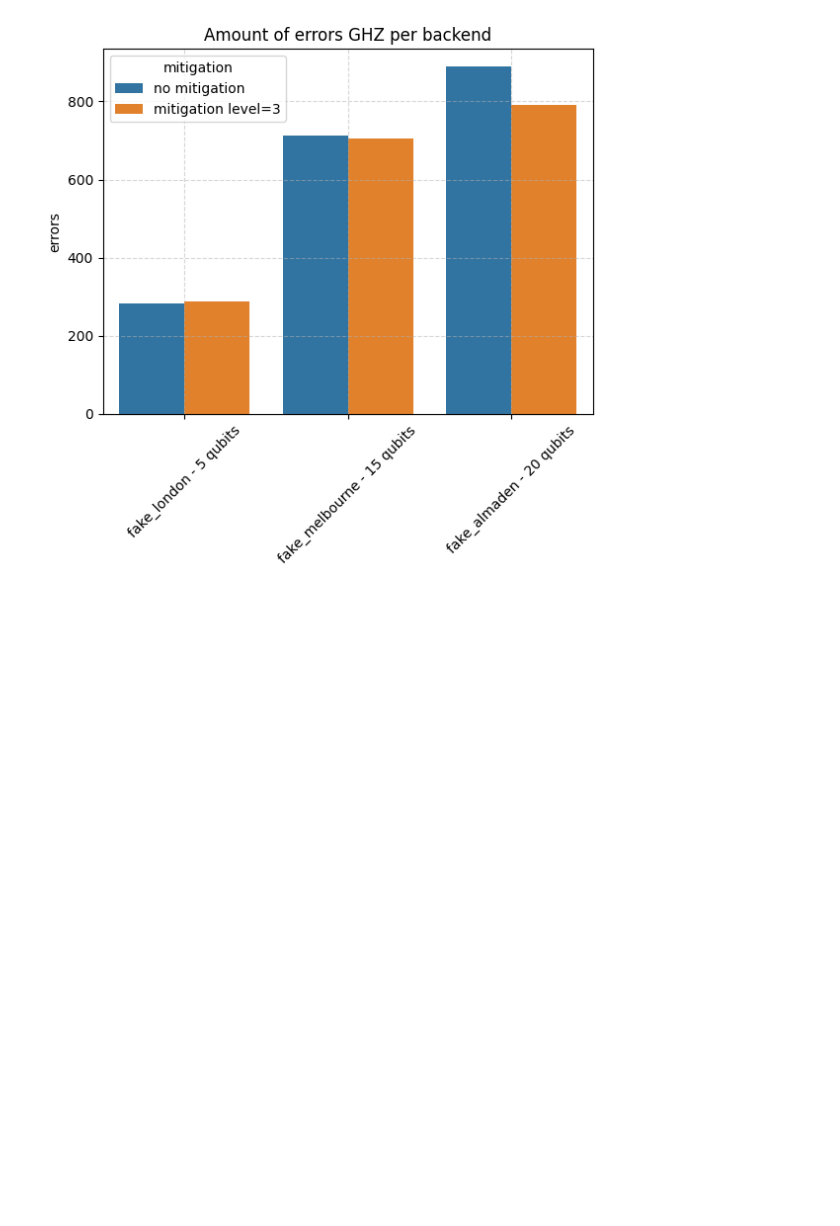
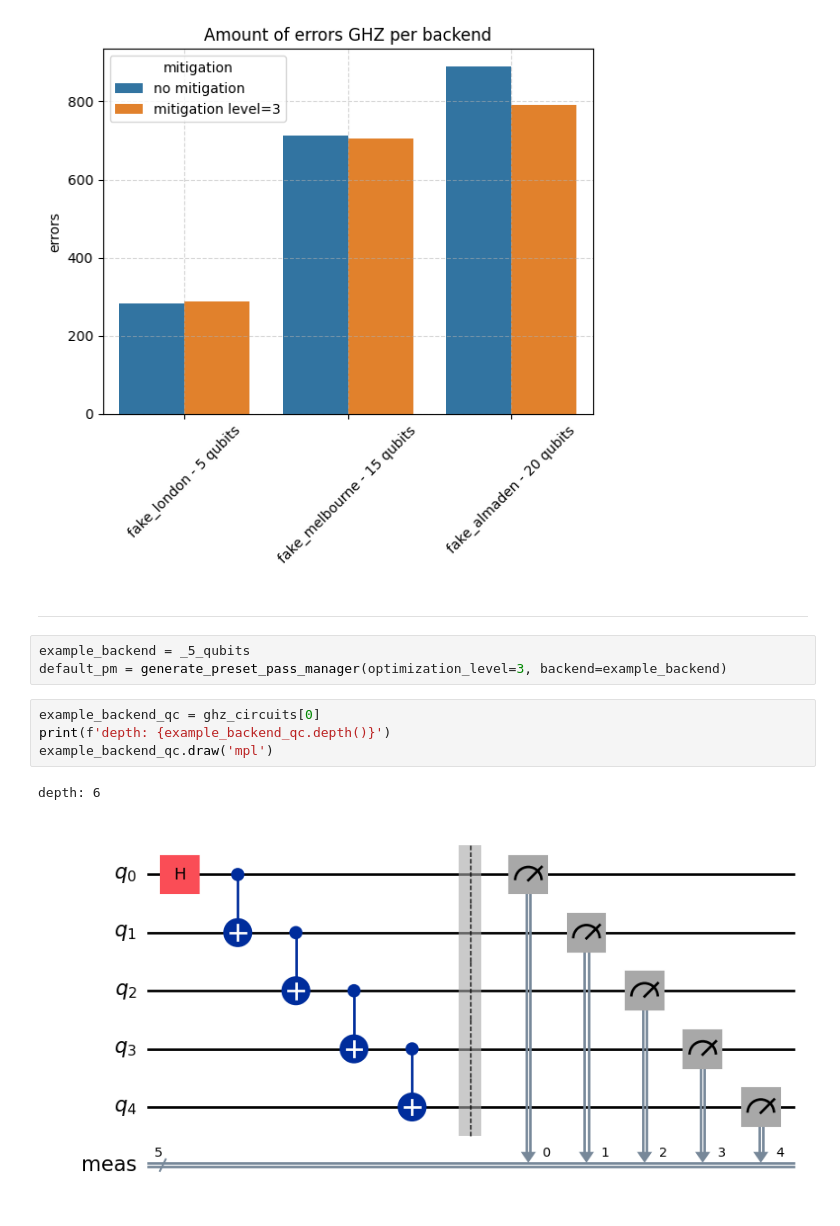
Before and after one commit to Dpbm/scientific-research-2-qec-and-qem, a Jupyter notebook: src/ghz.ipynb, the cells around one changed output. Drawn from its saved outputs; the diff is of its cells as text; blank space fills up the shorter version.

```diff
--- a/src/ghz.ipynb
+++ b/src/ghz.ipynb
@@ -230,3 +233,15 @@ plt.savefig(generate_full_file_path(OUTPUT_PATH, "amount-of-errors-no-mitigation
 plt.show()
 # %% [output]
 [figure]
+# %% [markdown]
+----
+# %%
+example_backend = _5_qubits
+default_pm = generate_preset_pass_manager(optimization_level=3, backend=example_backend)
+# %%
+example_backend_qc = ghz_circuits[0]
+print(f'depth: {example_backend_qc.depth()}')
+example_backend_qc.draw('mpl')
+# %% [output]
+depth: 6
+[figure, added]
```
Also changed, not shown: parts of 8 cells of this notebook, 4 other files.
